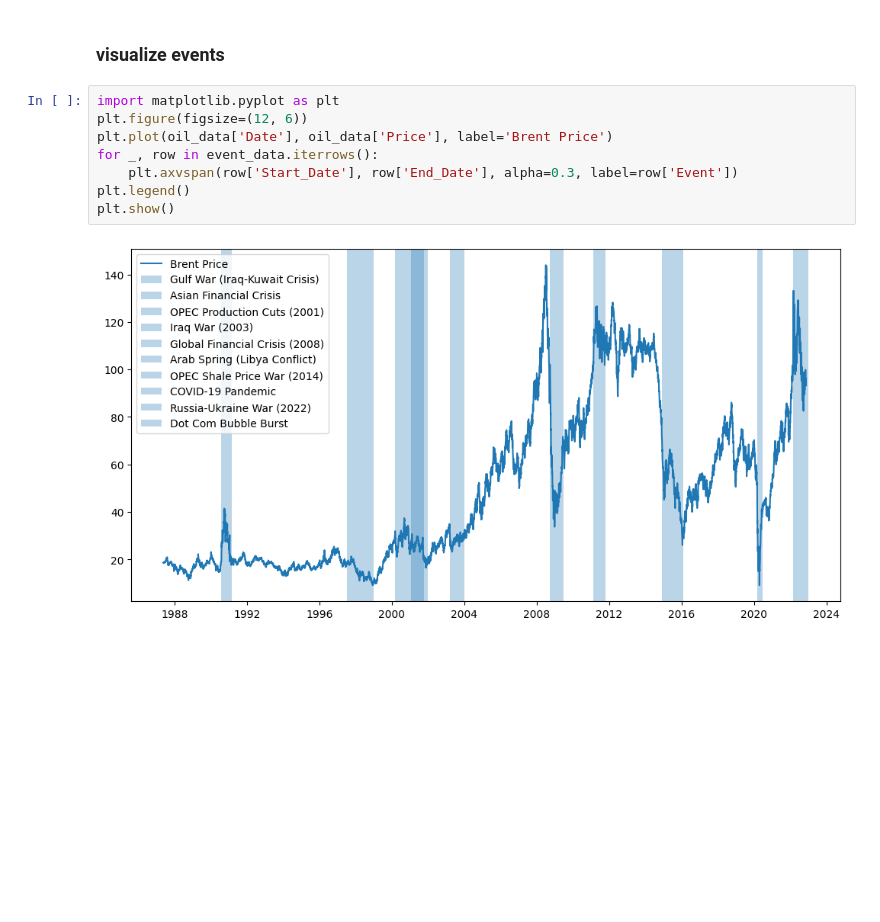
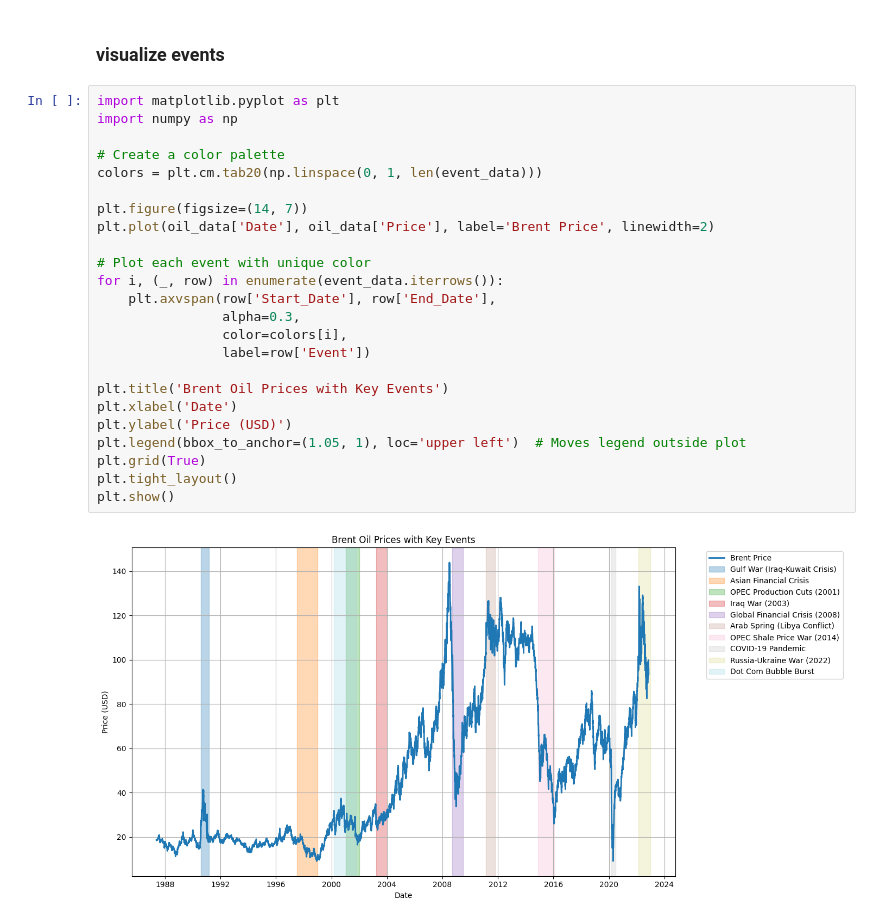
Before and after one commit to chalasimon/Oil-Price-Analysis, a Jupyter notebook: notebook/exploratory_analysis.ipynb, the cells around one changed output. Drawn from its saved outputs; the diff is of its cells as text; blank space fills up the shorter version.

Commit message:
feat: different color is added for each label

```diff
--- a/notebook/exploratory_analysis.ipynb
+++ b/notebook/exploratory_analysis.ipynb
@@ -162,11 +162,27 @@ display(event_data.head())
 ### visualize events
 # %%
 import matplotlib.pyplot as plt
-plt.figure(figsize=(12, 6))
-plt.plot(oil_data['Date'], oil_data['Price'], label='Brent Price')
-for _, row in event_data.iterrows():
-    plt.axvspan(row['Start_Date'], row['End_Date'], alpha=0.3, label=row['Event'])
-plt.legend()
+import numpy as np
+
+# Create a color palette
+colors = plt.cm.tab20(np.linspace(0, 1, len(event_data)))
+
+plt.figure(figsize=(14, 7))
+plt.plot(oil_data['Date'], oil_data['Price'], label='Brent Price', linewidth=2)
+
+# Plot each event with unique color
+for i, (_, row) in enumerate(event_data.iterrows()):
+    plt.axvspan(row['Start_Date'], row['End_Date'],
+                alpha=0.3,
+                color=colors[i],
+                label=row['Event'])
+
+plt.title('Brent Oil Prices with Key Events')
+plt.xlabel('Date')
+plt.ylabel('Price (USD)')
+plt.legend(bbox_to_anchor=(1.05, 1), loc='upper left')  # Moves legend outside plot
+plt.grid(True)
+plt.tight_layout()
 plt.show()
 # %% [output]
-[figure, old version]
+[figure, new version]
```
